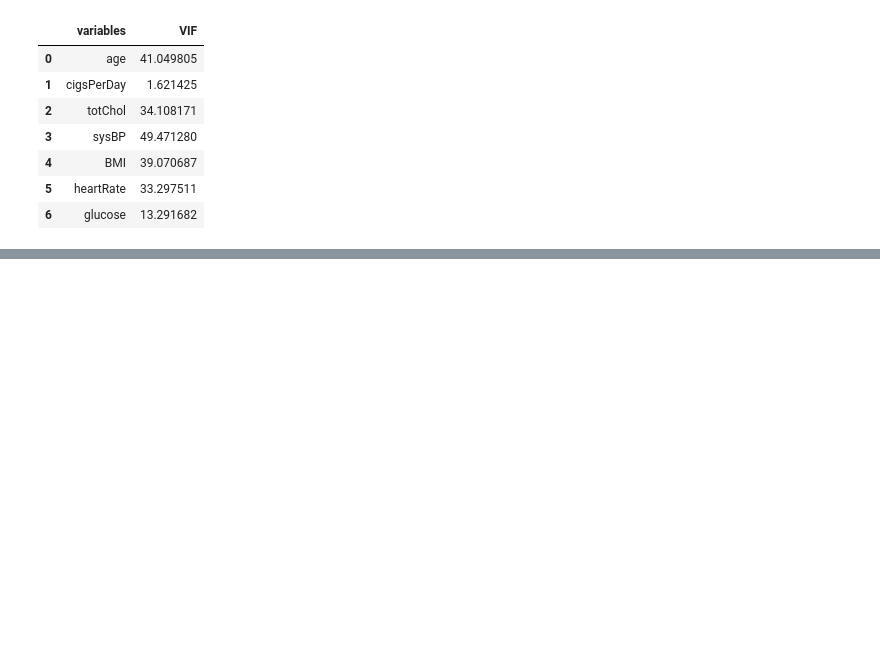
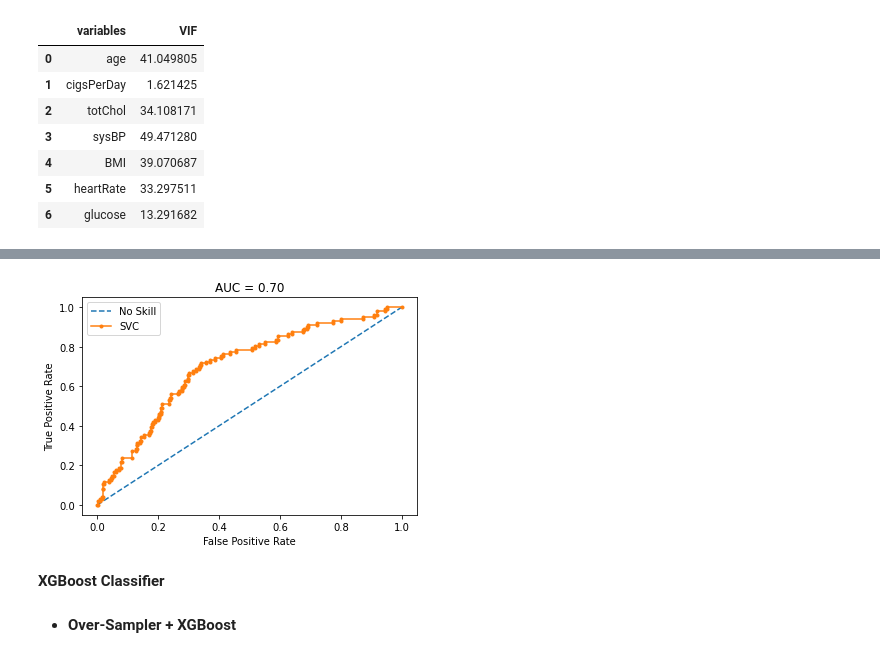
Before and after one commit to Supreeta11/Cardiovascular-Risk-Prediction, a Jupyter notebook: Copy_of_Cardiovascular_Risk_Prediction_Supreeta_kumari.ipynb, the cells around one changed output, grey strips where cells are left out. Cells and saved outputs as stored; diff of their text form; code cells hidden in the pictures; blank space fills up the shorter version.

```diff
--- a/Copy_of_Cardiovascular_Risk_Prediction_Supreeta_kumari.ipynb
+++ b/Copy_of_Cardiovascular_Risk_Prediction_Supreeta_kumari.ipynb
@@ -619,0 +826,11 @@ X_test = pd.DataFrame(scaler.transform(X_test.values), columns=X_test.columns)
+# %%
+# we can add class_weight='balanced' to add penalize mistake
+svc_model = SVC(class_weight='balanced', probability=True)
+
+svc_model.fit(X_train, y_train)
+
+svc_predict = svc_model.predict(X_test)
+print('ROCAUC score:',roc_auc_score(y_test, svc_predict))
+print('Recall score:',recall_score(y_test, svc_predict))
+print('\n', classification_report(y_test, svc_predict))
+print('\n', confusion_matrix(y_test, svc_predict))
@@ -619,0 +958,6 @@ X_test = pd.DataFrame(scaler.transform(X_test.values), columns=X_test.columns)
+# %%
+params = {'C' : [0.001, 0.01, 0.1, 1., 10., 100., 1.e+3]}
+# %%
+svc_model = SVC(class_weight='balanced',probability=True)
+grid_model = GridSearchCV(svc_model,param_grid=params,scoring='recall',cv=5)
+grid_model.fit(X_train,y_train)
@@ -619,0 +980,2 @@ X_test = pd.DataFrame(scaler.transform(X_test.values), columns=X_test.columns)
+# %%
+svc_model = grid_model.best_estimator_
@@ -619,0 +1005,21 @@ X_test = pd.DataFrame(scaler.transform(X_test.values), columns=X_test.columns)
+# %%
+ns_probs = [0 for _ in range(len(y_test))]
+svc_probs = svc_model.predict_proba(X_test)
+svc_probs = svc_probs[:, 1]
+ns_fpr, ns_tpr, _ = roc_curve(y_test, ns_probs)
+svc_fpr, svc_tpr, _ = roc_curve(y_test, svc_probs)
+plt.plot(ns_fpr, ns_tpr, linestyle='--', label='No Skill')
+plt.plot(svc_fpr, svc_tpr, marker='.', label='SVC')
+plt.xlabel('False Positive Rate')
+plt.ylabel('True Positive Rate')
+plt.title('AUC = %.2f' % auc(svc_fpr, svc_tpr))
+plt.legend()
+plt.show()
+# %% [output]
+[figure, added]
+# %% [markdown]
+**XGBoost Classifier**
+# %% [markdown]
+
+
+*   **Over-Sampler + XGBoost**
```
Also changed, not shown: parts of 82 cells of this notebook.
